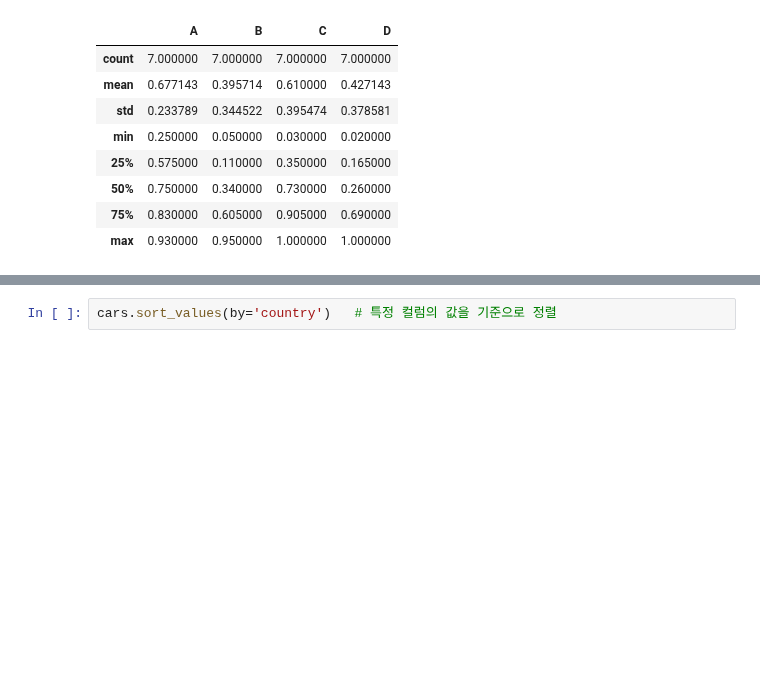
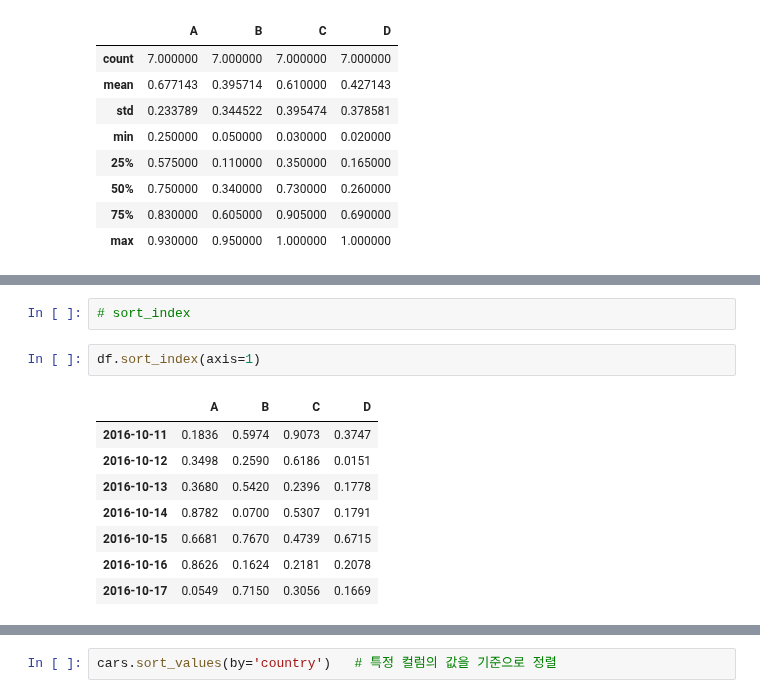
Before and after one commit to woosa7/PythonDataAnalytics, a Jupyter notebook: pandas/pandas01.ipynb, the cells around one changed output, grey strips where cells are left out. Drawn from its saved outputs; the diff is of its cells as text; blank space fills up the shorter version.

```diff
--- a/pandas/pandas01.ipynb
+++ b/pandas/pandas01.ipynb
@@ -156,3 +277,16 @@ cars.T   # transposing data
+# %%
+# sort_index
+# %%
+df.sort_index(axis=1)
+# %% [output]
+|  | A | B | C | D |
+| 2016-10-11 | 0.1836 | 0.5974 | 0.9073 | 0.3747 |
+| 2016-10-12 | 0.3498 | 0.2590 | 0.6186 | 0.0151 |
+| 2016-10-13 | 0.3680 | 0.5420 | 0.2396 | 0.1778 |
+| 2016-10-14 | 0.8782 | 0.0700 | 0.5307 | 0.1791 |
+| 2016-10-15 | 0.6681 | 0.7670 | 0.4739 | 0.6715 |
+| 2016-10-16 | 0.8626 | 0.1624 | 0.2181 | 0.2078 |
+| 2016-10-17 | 0.0549 | 0.7150 | 0.3056 | 0.1669 |
 # %%
 df.sort_index(axis=1, ascending=False)   # 컬럼 순서 뒤집기
 # %% [output]
```
Also changed, not shown: parts of 34 cells of this notebook.
